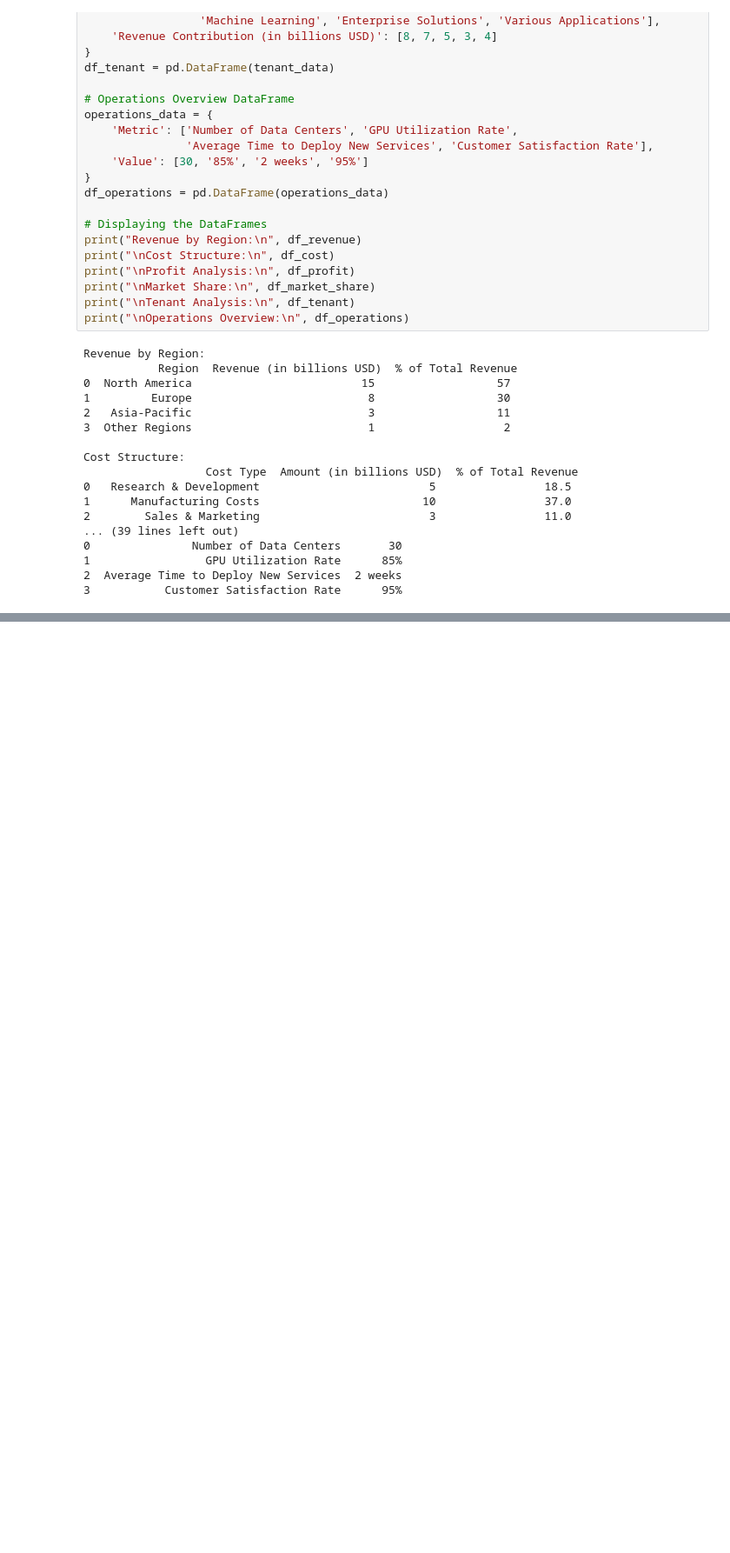
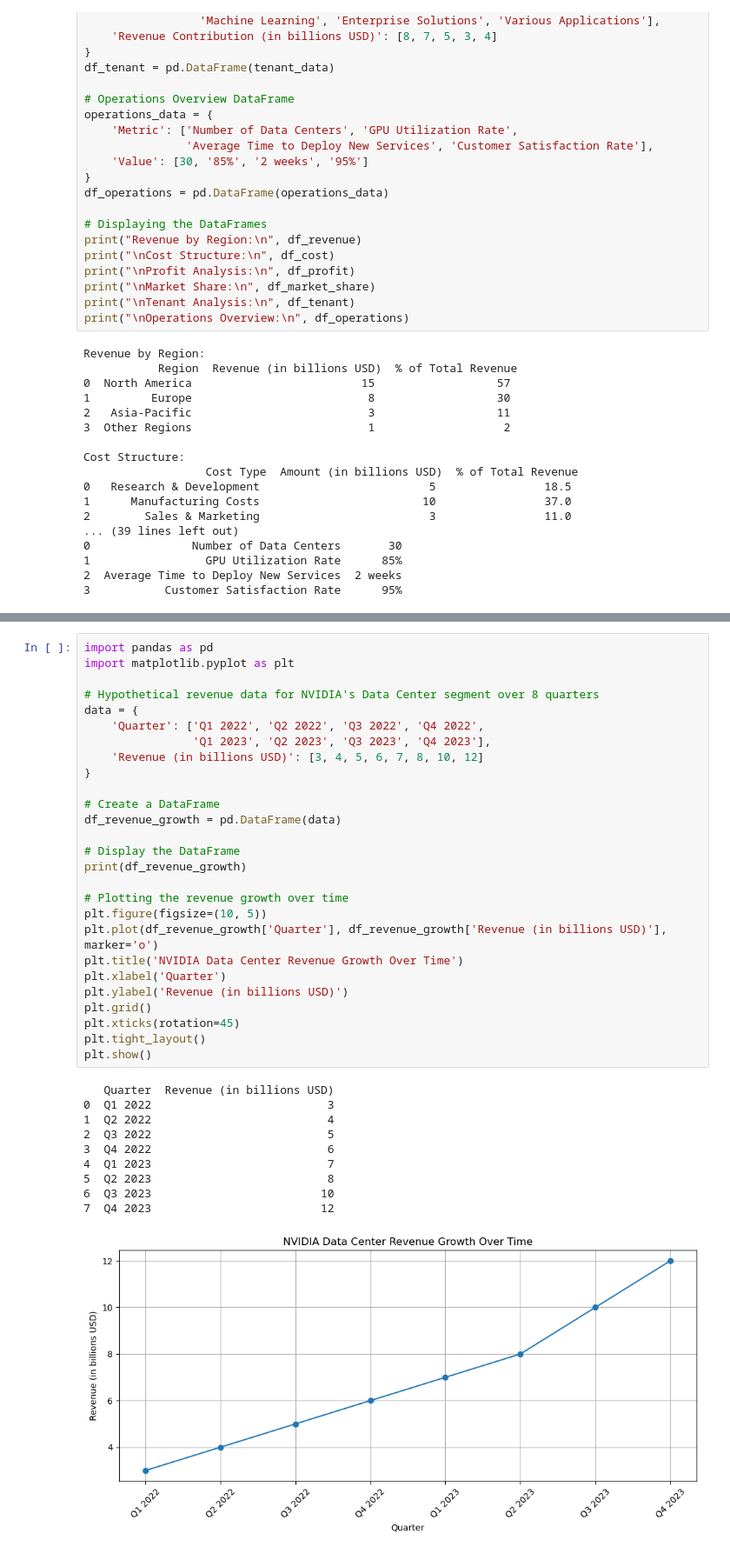
Before and after one commit to heythatwho/Data-Projects, a Jupyter notebook: Nvidia business Analysis.ipynb, the cells around one changed output, grey strips where cells are left out. Shown at 87% size. Cells and saved outputs as stored; diff of their text form; blank space fills up the shorter version.

```diff
--- a/Nvidia business Analysis.ipynb
+++ b/Nvidia business Analysis.ipynb
@@ -608,0 +633,38 @@ Cost Structure:
+# %%
+import pandas as pd
+import matplotlib.pyplot as plt
+
+# Hypothetical revenue data for NVIDIA's Data Center segment over 8 quarters
+data = {
+    'Quarter': ['Q1 2022', 'Q2 2022', 'Q3 2022', 'Q4 2022',
+                'Q1 2023', 'Q2 2023', 'Q3 2023', 'Q4 2023'],
+    'Revenue (in billions USD)': [3, 4, 5, 6, 7, 8, 10, 12]
+}
+
+# Create a DataFrame
+df_revenue_growth = pd.DataFrame(data)
+
+# Display the DataFrame
+print(df_revenue_growth)
+
+# Plotting the revenue growth over time
+plt.figure(figsize=(10, 5))
+plt.plot(df_revenue_growth['Quarter'], df_revenue_growth['Revenue (in billions USD)'], marker='o')
+plt.title('NVIDIA Data Center Revenue Growth Over Time')
+plt.xlabel('Quarter')
+plt.ylabel('Revenue (in billions USD)')
+plt.grid()
+plt.xticks(rotation=45)
+plt.tight_layout()
+plt.show()
+# %% [output]
+   Quarter  Revenue (in billions USD)
+0  Q1 2022                          3
+1  Q2 2022                          4
+2  Q3 2022                          5
+3  Q4 2022                          6
+4  Q1 2023                          7
+5  Q2 2023                          8
+6  Q3 2023                         10
+7  Q4 2023                         12
+[figure, added]
```
Also changed, not shown: parts of 2 cells of this notebook.
